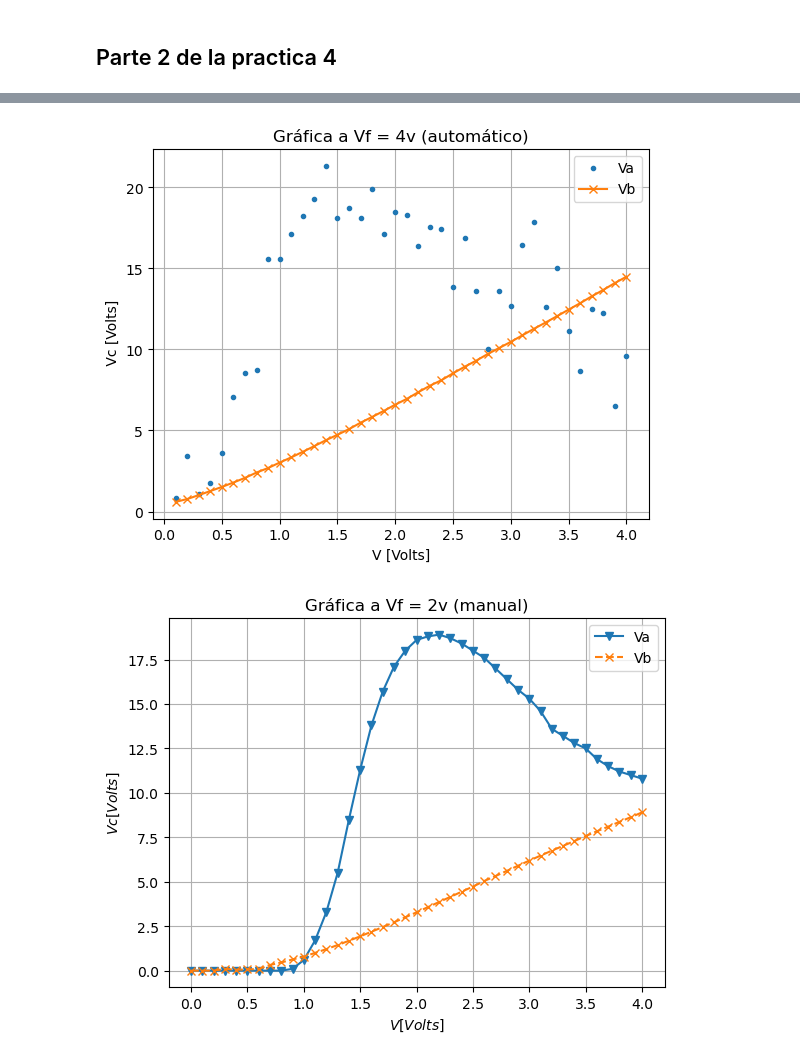
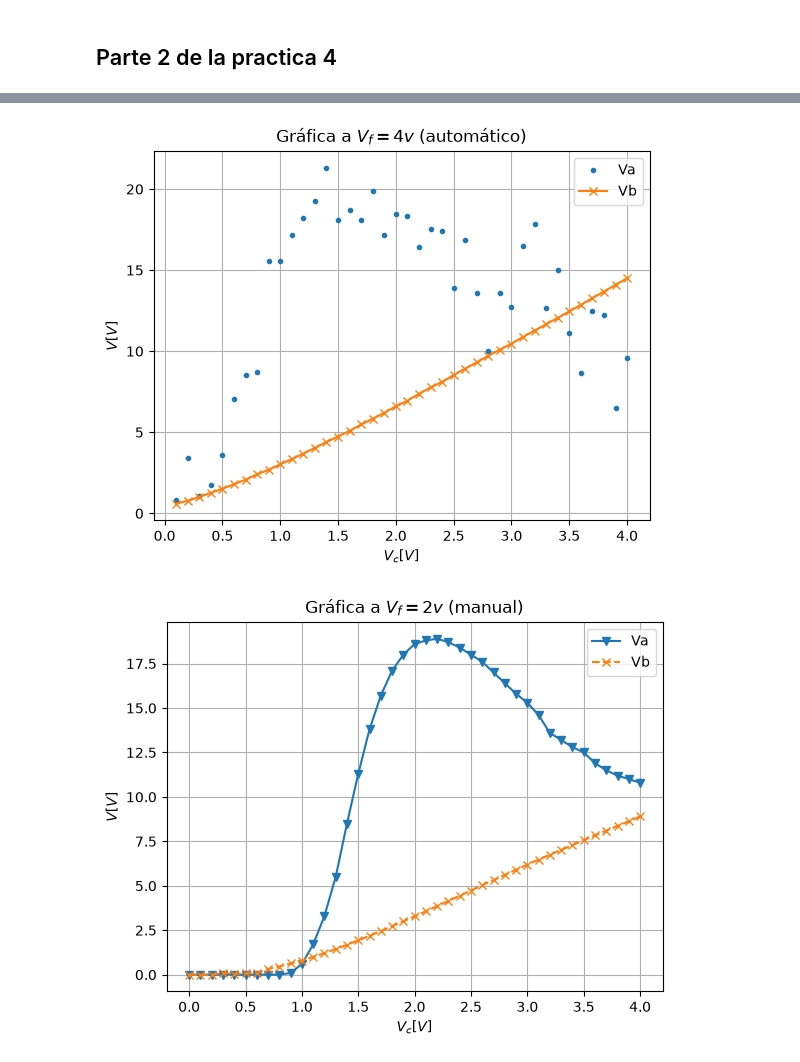
Before and after one commit to Alexi5omg/Labo-Contemporanea, a Jupyter notebook: Practica4/AnalisisP4.ipynb, the cells around one changed output, grey strips where cells are left out. Saved outputs shown, nothing was run; the diff lists cells and outputs as text; code cells hidden in the pictures.

```diff
--- a/Practica4/AnalisisP4.ipynb
+++ b/Practica4/AnalisisP4.ipynb
@@ -268,23 +268,23 @@ plt.show()
 # %%
 plt.plot(V4c,V4a,'.',label='Va')
 plt.plot(V4c,V4b,'-x',label='Vb')
-plt.title('Gráfica a Vf = 4v (automático)')
-plt.xlabel('V [Volts]'), plt.ylabel(' Vc [Volts]')
+plt.title(r'Gráfica a $V_f = 4v$ (automático)')
+plt.xlabel(r'$V_c [V]$'), plt.ylabel(r'$ V [V]$')
 plt.legend()
 plt.grid()
 plt.show()
 # %% [output]
-[figure, old version]
+[figure, new version]
 # %%
 plt.plot(V2c_man,V2a_man,'-v',label='Va')
 plt.plot(V2c_man,V2b_man,'--x',label='Vb')
-plt.title('Gráfica a Vf = 2v (manual)')
-plt.xlabel(r'$V [Volts]$'), plt.ylabel(r'$ Vc [Volts]$')
+plt.title(r'Gráfica a $V_f = 2v$ (manual)')
+plt.xlabel(r'$V_c [V]$'), plt.ylabel(r'$ V [V]$')
 plt.legend()
 plt.grid()
 plt.show()
 # %% [output]
-[figure, old version]
+[figure, new version]
 # %%
 plt.plot(V3c_man,V3a_man,'-v',label='Va')
 plt.plot(V3c_man,V3b_man,'--x',label='Vb')
```
Also changed, not shown: parts of 6 cells of this notebook, 15 other files.
